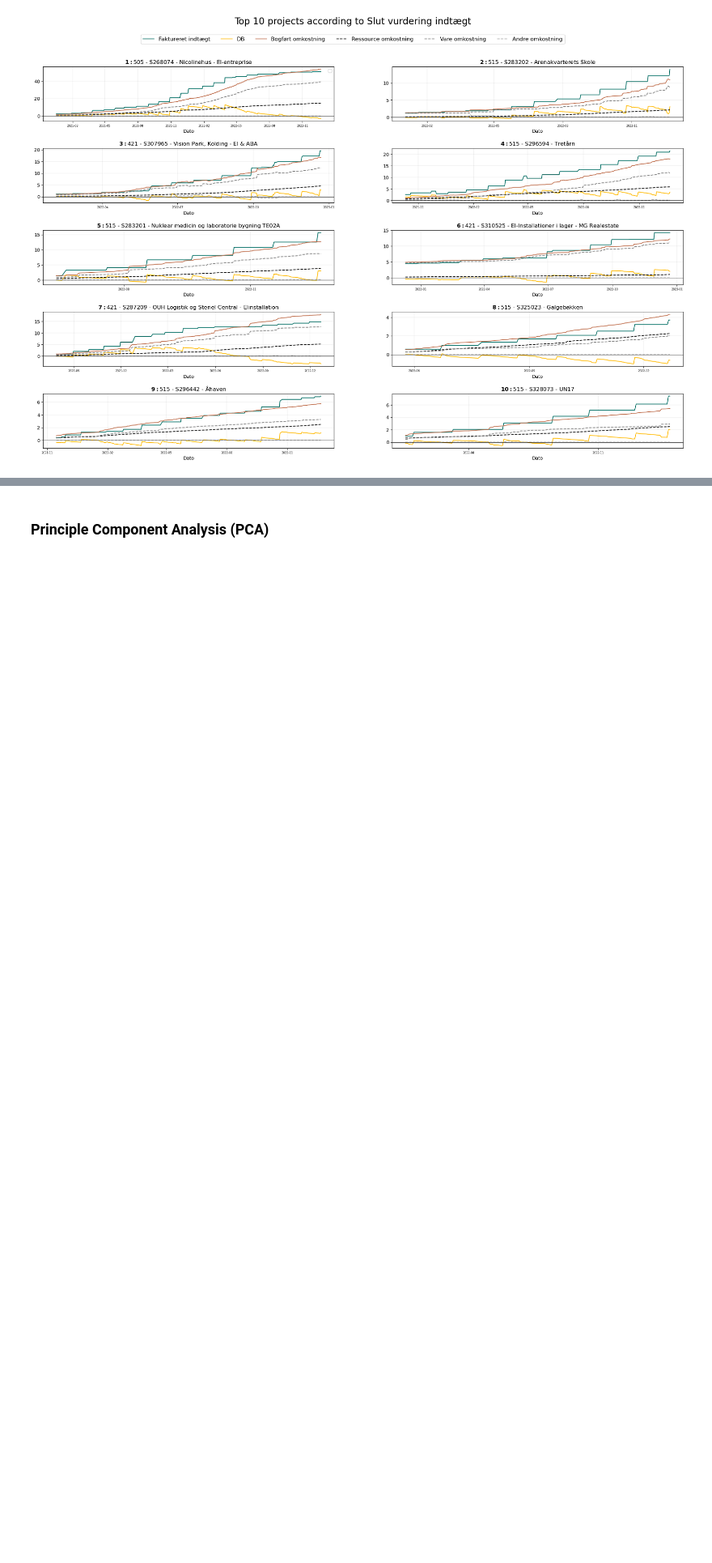
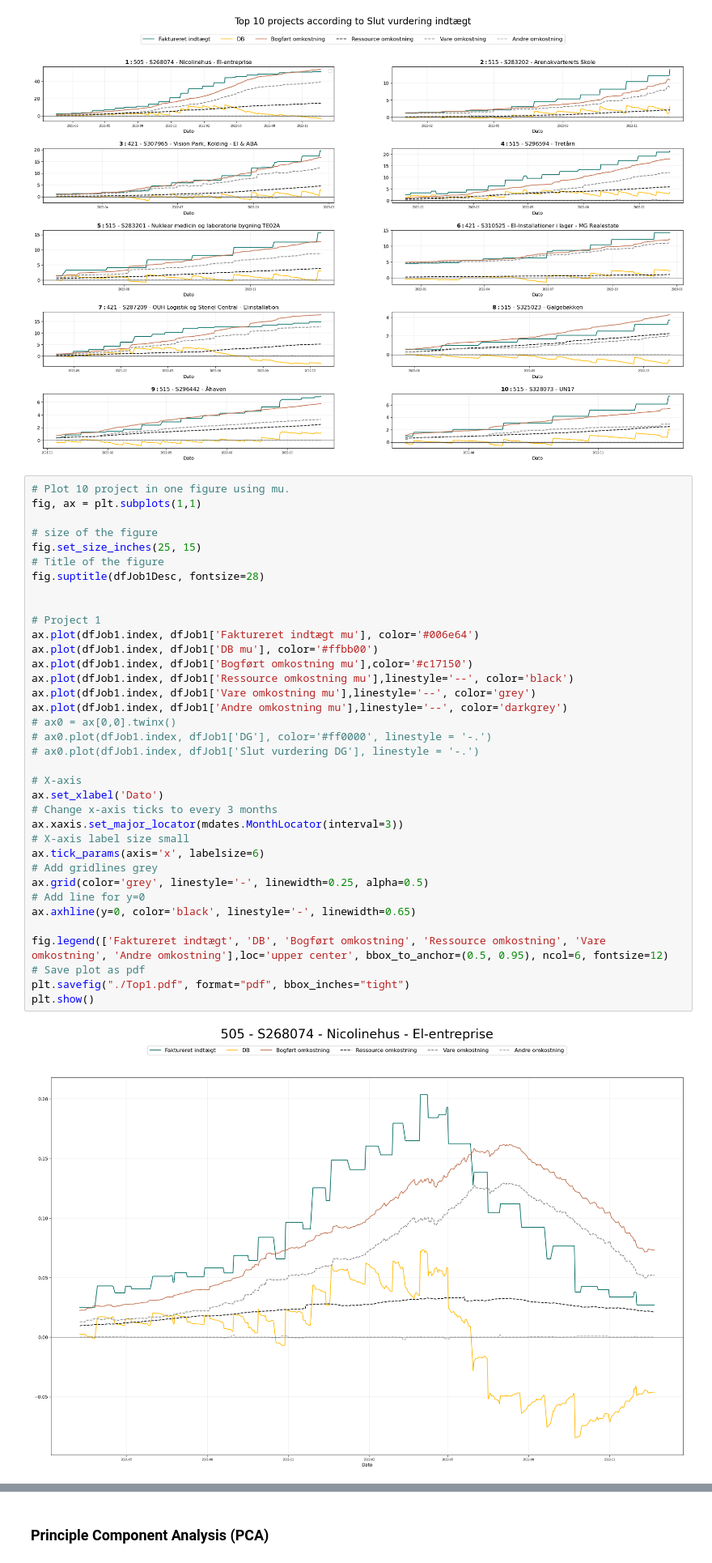
Before and after one commit to tobiasbrammer/4873-Project-based-Internship, a Jupyter notebook: Time Series Analysis/Udtræk.ipynb, the cells around one changed output, grey strips where cells are left out. Shown at 81% size. Drawn from its saved outputs; the diff is of its cells as text; blank space fills up the shorter version.

```diff
--- a/Time Series Analysis/Udtræk.ipynb
+++ b/Time Series Analysis/Udtræk.ipynb
@@ -779,6 +779,44 @@ plt.show()
 # %% [output]
 No artists with labels found to put in legend.  Note that artists whose label start with an underscore are ignored when legend() is called with no argument.
 [figure]
+# %%
+# Plot 10 project in one figure using mu.
+fig, ax = plt.subplots(1,1)
+
+# size of the figure
+fig.set_size_inches(25, 15)
+# Title of the figure
+fig.suptitle(dfJob1Desc, fontsize=28)
+
+
+# Project 1
+ax.plot(dfJob1.index, dfJob1['Faktureret indtægt mu'], color='#006e64')
+ax.plot(dfJob1.index, dfJob1['DB mu'], color='#ffbb00')
+ax.plot(dfJob1.index, dfJob1['Bogført omkostning mu'],color='#c17150')
+ax.plot(dfJob1.index, dfJob1['Ressource omkostning mu'],linestyle='--', color='black')
+ax.plot(dfJob1.index, dfJob1['Vare omkostning mu'],linestyle='--', color='grey')
+ax.plot(dfJob1.index, dfJob1['Andre omkostning mu'],linestyle='--', color='darkgrey')
+# ax0 = ax[0,0].twinx()
+# ax0.plot(dfJob1.index, dfJob1['DG'], color='#ff0000', linestyle = '-.')
+# ax0.plot(dfJob1.index, dfJob1['Slut vurdering DG'], linestyle = '-.')
+
+# X-axis
+ax.set_xlabel('Dato')
+# Change x-axis ticks to every 3 months
+ax.xaxis.set_major_locator(mdates.MonthLocator(interval=3))
+# X-axis label size small
+ax.tick_params(axis='x', labelsize=6)
+# Add gridlines grey
+ax.grid(color='grey', linestyle='-', linewidth=0.25, alpha=0.5)
+# Add line for y=0
+ax.axhline(y=0, color='black', linestyle='-', linewidth=0.65)
+
+fig.legend(['Faktureret indtægt', 'DB', 'Bogført omkostning', 'Ressource omkostning', 'Vare omkostning', 'Andre omkostning'],loc='upper center', bbox_to_anchor=(0.5, 0.95), ncol=6, fontsize=12)
+# Save plot as pdf
+plt.savefig("./Top1.pdf", format="pdf", bbox_inches="tight")
+plt.show()
+# %% [output]
+[figure, added]
 # %%
 # Plot 10 project in one figure using mu.
 fig, ax = plt.subplots(5,2)
```
Also changed, not shown: parts of 6 cells of this notebook, 8 other files.
